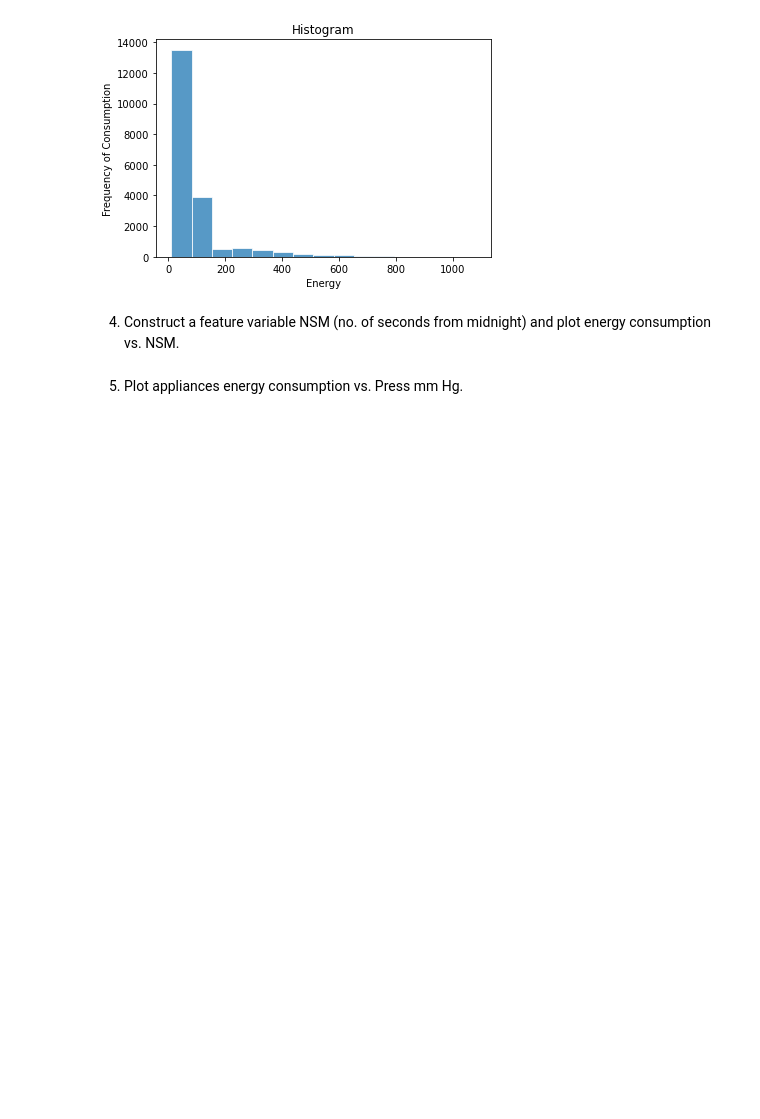
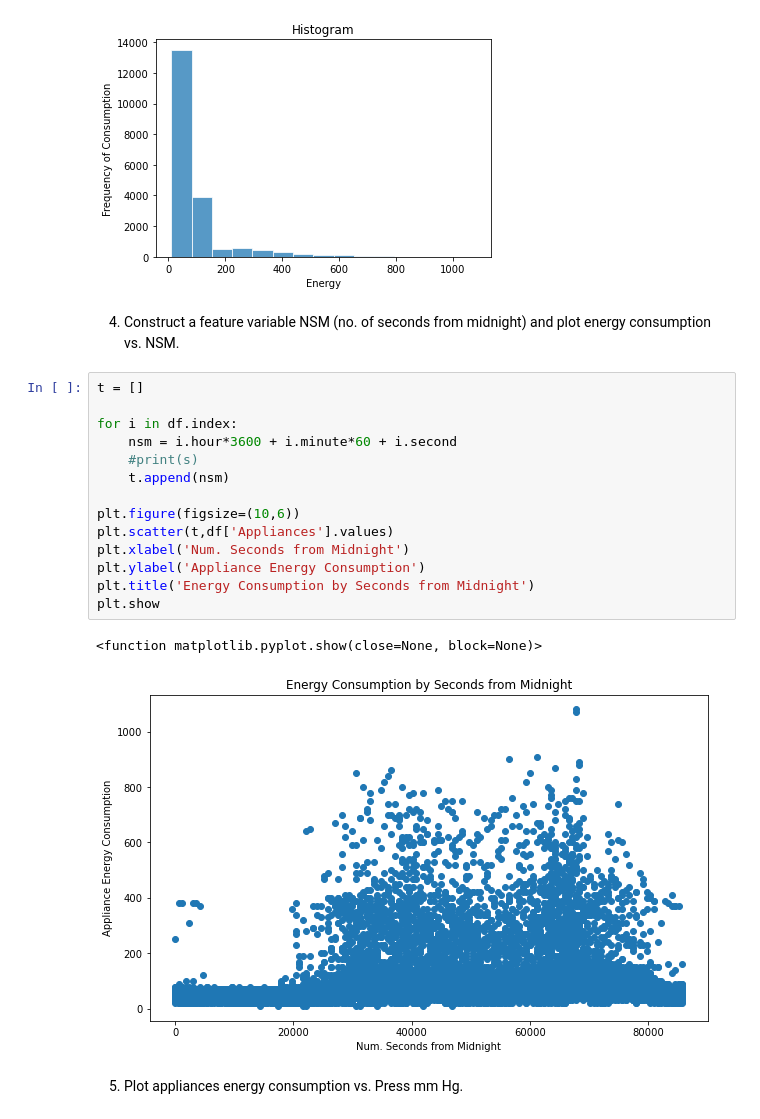
Before and after one commit to natbut/me592-nlbutler, a Jupyter notebook: Assn01_NButler.ipynb, the cells around one changed output. Cells and saved outputs as stored; diff of their text form; blank space fills up the shorter version.

```diff
--- a/Assn01_NButler.ipynb
+++ b/Assn01_NButler.ipynb
@@ -205,5 +228,22 @@ plt.show()
 [figure]
 # %% [markdown]
 4. Construct a feature variable NSM (no. of seconds from midnight) and plot energy consumption vs. NSM.
+# %%
+t = []
+
+for i in df.index:
+    nsm = i.hour*3600 + i.minute*60 + i.second
+    #print(s)
+    t.append(nsm)
+
+plt.figure(figsize=(10,6))
+plt.scatter(t,df['Appliances'].values)
+plt.xlabel('Num. Seconds from Midnight')
+plt.ylabel('Appliance Energy Consumption')
+plt.title('Energy Consumption by Seconds from Midnight')
+plt.show
+# %% [output]
+<function matplotlib.pyplot.show(close=None, block=None)>
+[figure, added]
 # %% [markdown]
 5. Plot appliances energy consumption vs. Press mm Hg.
```
Also changed, not shown: parts of 11 cells of this notebook.
